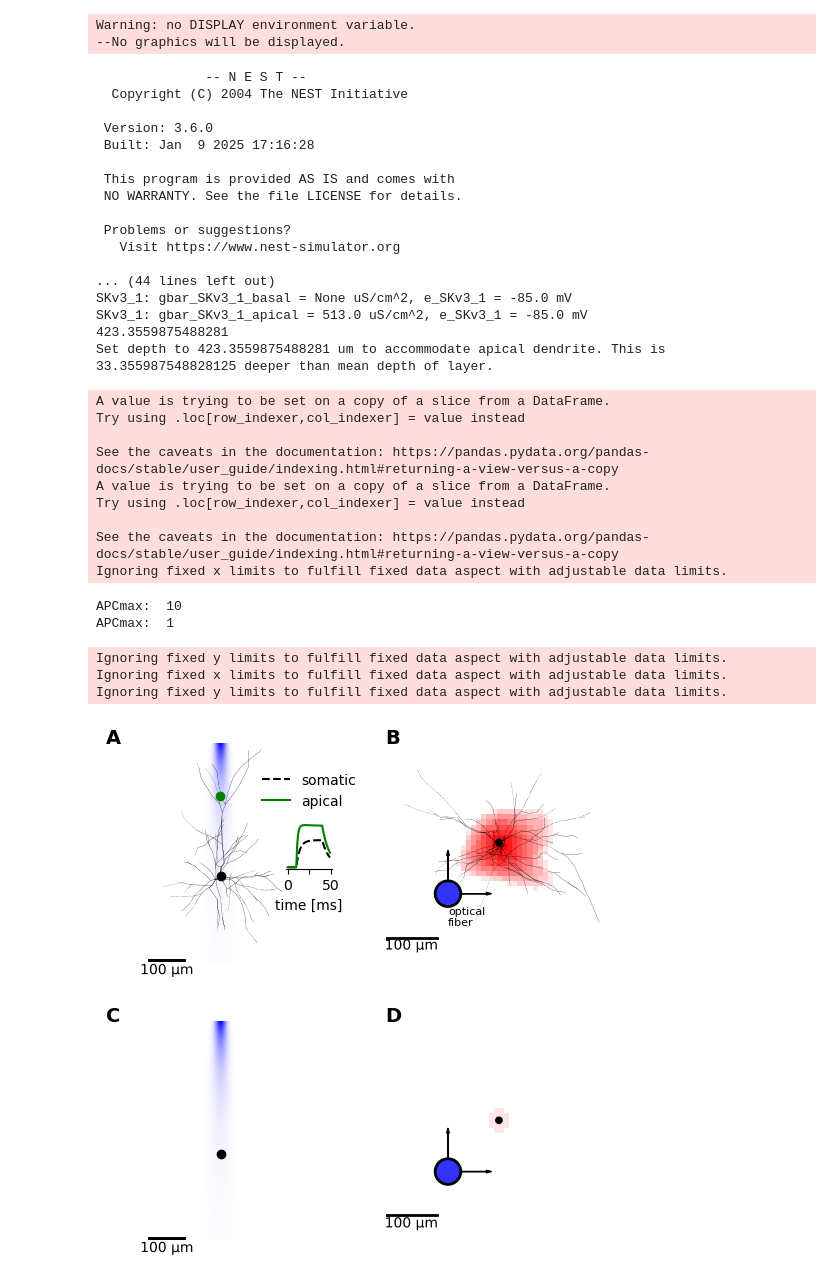
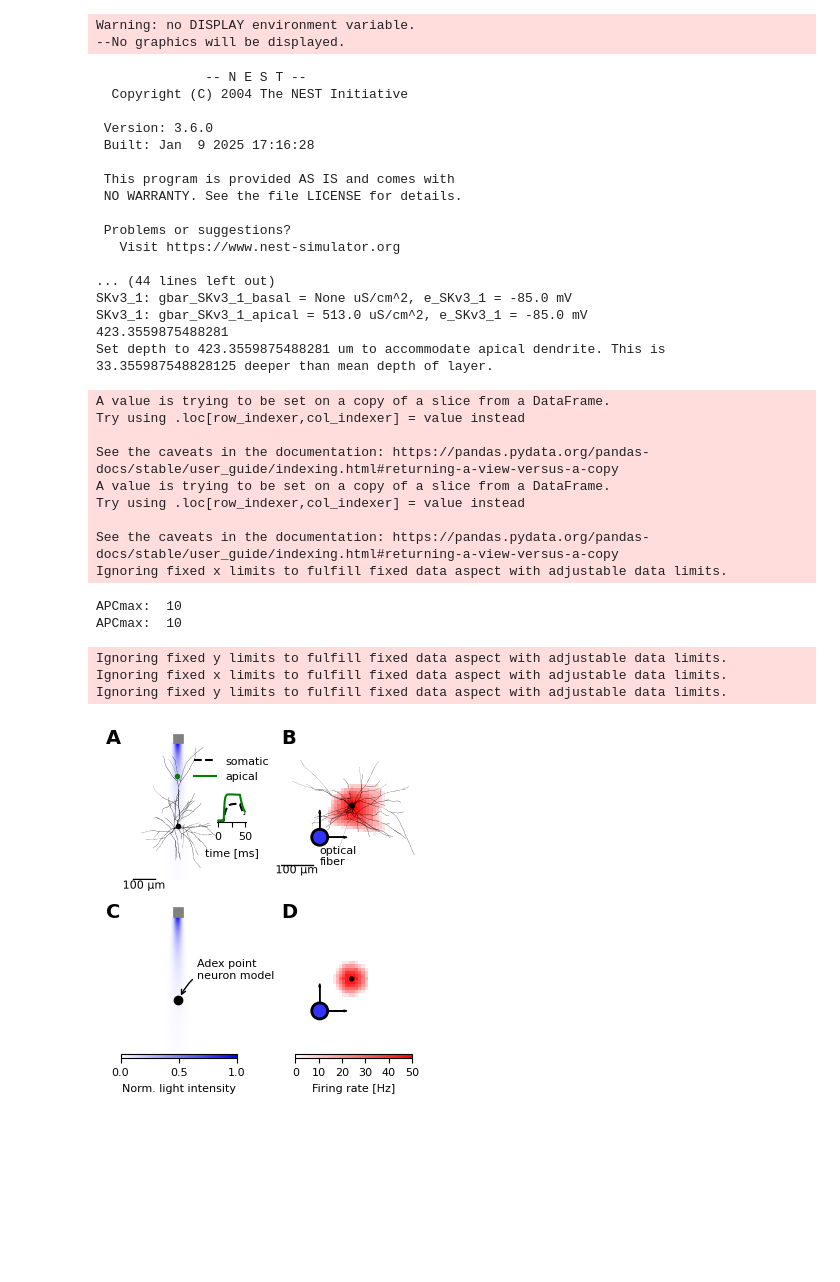
Before and after one commit to dberling/reduce_opto_response, a Jupyter notebook: article_figures/article_figure1.ipynb, the cells around one changed output. Cells and saved outputs as stored; diff of their text form; code cells hidden in the pictures; blank space fills up the shorter version.

```diff
--- a/article_figures/article_figure1.ipynb
+++ b/article_figures/article_figure1.ipynb
@@ -7,6 +7,9 @@ import pandas as pd
 from neuron import h
 from article_figures.article_plot_functions import plot_morphology_with_light, spatial_activation_plot, map_patt_id_2_xy, label_subplots_ABC
 import matplotlib.pyplot as plt
+import matplotlib.patches as patches
+import matplotlib as mpl
+mpl.rc("font", size=8)
 # %% [output]
 Warning: no DISPLAY environment variable.
 --No graphics will be displayed.
@@ -54,23 +57,21 @@ I = simcontrol.stimulator.calculate_Tx_at_pos(pos_xyz_um=[xx,np.zeros(xx.shape),
 # load pre-simulated spatial activation maps
 df = pd.read_csv('snake_workflow/result.csv', index_col='Unnamed: 0')
 df_full = df.loc[(df.simtype=='full')]
-df_point = pd.read_csv('article_figures/APC_soma_only_L23_PC_cADpyr229_1_cond_scale1.csv', index_col='Unnamed: 0')
 # map x,y coordinates on light pattern ids
-df_full, df_point = [
-    map_patt_id_2_xy(df=df, xy_max=110, dxy=10, rotate=False) for df in [df_full, df_point]
-]
+df_full = map_patt_id_2_xy(df=df_full, xy_max=110, dxy=10, rotate=False)
 # select light intensity (mW/mm2) and colorbar max for maps
 light_int = 0.0004
 APCmax=10
-df_full, df_point = [
-    df.loc[df.norm_power_mW_of_MultiStimulator==light_int] for df in [df_full, df_point]
-]
+df_full =  df_full.loc[df_full.norm_power_mW_of_MultiStimulator==light_int]
+#df_point = pd.read_csv('article_figures/APC_soma_only_L23_PC_cADpyr229_1_cond_scale1.csv', index_col='Unnamed: 0')
+df_point = pd.read_csv('article_figures/point_neuron_activation_stim_int0.1_Nchannels204000.0.csv', index_col='Unnamed: 0')
+
 
 ############### Plotting
 # figure format
 a4_w = 8.27
 a4_l = 11.7
-fig, axs = plt.subplots(ncols=2, nrows=2, figsize=(0.8*a4_w,0.8*a4_w))
+fig, axs = plt.subplots(ncols=2, nrows=2, figsize=(0.5*a4_w,0.5*a4_w))
 axs = axs.flatten()
 
 # upper left
@@ -78,10 +79,11 @@ ax, light_prof_mappable = plot_morphology_with_light(
     ax=axs[0],
     simtree=simcontrol.cell.sim_tree,
     marklocs=[{'node': 1, 'x': 0.50 }, {'node': 4665, 'x': 0.50 }],
-    locargs=[dict(marker='o', mec='black', mfc='black'),dict(marker='o', mec='g', mfc='g')],
+    locargs=[dict(marker='.', mec='black', mfc='black'),dict(marker='.', mec='g', mfc='g')],
     morph_lw=0.5,
     light_prof_xx_zz_I=[xx,zz+soma_depth,I],
-    inset=True, inset_data=tmp
+    inset=True, inset_data=tmp,
+    sb_width=2.5
 )
 # lower left
 ax, light_prof_mappable = plot_morphology_with_light(
@@ -90,8 +92,33 @@ ax, light_prof_mappable = plot_morphology_with_light(
     marklocs=[{'node': 1, 'x': 0.50 }],
     locargs=[dict(marker='o', mec='black', mfc='black')],
     morph_lw=0,
-    light_prof_xx_zz_I=[xx,zz+soma_depth,I],
-    inset=False, inset_data=None
+    light_prof_xx_zz_I=[xx,zz+soma_depth,I/np.max(I)],
+    inset=False, inset_data=None,
+    sb_draw=False,
+    cax=fig.add_axes([
+        axs[2].get_position().x0+axs[2].get_position().width*0.1,
+        0.1,
+        axs[2].get_position().width*0.8,
+        0.01
+    ]),
+    cbar_kws=dict(label='Norm. light intensity', orientation='horizontal')
+)
+#add fiber illustration:
+rect = patches.Rectangle((-25, soma_depth), 50, 50, linewidth=0.5, edgecolor='gray', facecolor='gray', transform=axs[0].transData)
+fig.add_artist(rect)
+rect = patches.Rectangle((-25, soma_depth), 50, 50, linewidth=0.5, edgecolor='gray', facecolor='gray', transform=axs[2].transData)
+fig.add_artist(rect)
+axs[2].annotate(
+    "Adex point\nneuron model",
+    xy=(10, 10),
+    xytext=(100, 100),  # Adjust the text position
+    va='bottom',
+    ha='left',
+    arrowprops=dict(
+        arrowstyle="->",
+        connectionstyle="arc3,rad=0.4",  # Soft curvature
+        linewidth=1.
+    ),
 )
 
 # rotate cell to get topview simtree:
@@ -106,7 +133,8 @@ ax, activation_mappable = spatial_activation_plot(
     cell_topview_simtree = simcontrol.cell.sim_tree,
     morph_lw=0.5,
     shift_x=0,
-    label_fiber=True
+    label_fiber=True,
+    sb_width=1.
 )
 # lower right
 ax, activation_mappable = spatial_activation_plot(
@@ -115,40 +143,51 @@ ax, activation_mappable = spatial_activation_plot(
     APCmax=APCmax,
     cell_topview_simtree = simcontrol.cell.sim_tree,
     morph_lw=0,
-    shift_x=-5
+    shift_x=5,
+    sb_draw=False,
 )
 label_subplots_ABC(fig, axs=axs, x_shift=0, y_shift=-0.02, fontsize=14, weight='bold')
+cax = fig.add_axes([
+    axs[3].get_position().x0+axs[3].get_position().width*0.1,
+    0.1,
+    axs[3].get_position().width*0.8,
+    0.01
+])
+cbar = plt.colorbar(activation_mappable, cax=cax, label='Firing rate [Hz]', orientation='horizontal')
+ticks = [0, APCmax/5, APCmax*2/5, APCmax*3/5, APCmax*4/5, APCmax]
+ticklabels = [str(int(np.round(tick/0.2,0))) for tick in ticks ]
+cbar.set_ticks(ticks, labels=ticklabels)
 fig.savefig('article_figures/figures/article_figure1.png', dpi=300)
 # %% [output]
               -- N E S T --
   Copyright (C) 2004 The NEST Initiative
 
  Version: 3.6.0
  Built: Jan  9 2025 17:16:28
 
  This program is provided AS IS and comes with
  NO WARRANTY. See the file LICENSE for details.
 
  Problems or suggestions?
    Visit https://www.nest-simulator.org
 
 ... (44 lines left out)
 SKv3_1: gbar_SKv3_1_basal = None uS/cm^2, e_SKv3_1 = -85.0 mV
 SKv3_1: gbar_SKv3_1_apical = 513.0 uS/cm^2, e_SKv3_1 = -85.0 mV
 423.3559875488281
 Set depth to 423.3559875488281 um to accommodate apical dendrite. This is 33.355987548828125 deeper than mean depth of layer.
 A value is trying to be set on a copy of a slice from a DataFrame.
 Try using .loc[row_indexer,col_indexer] = value instead
 
 See the caveats in the documentation: https://pandas.pydata.org/pandas-docs/stable/user_guide/indexing.html#returning-a-view-versus-a-copy
 A value is trying to be set on a copy of a slice from a DataFrame.
 Try using .loc[row_indexer,col_indexer] = value instead
 
 See the caveats in the documentation: https://pandas.pydata.org/pandas-docs/stable/user_guide/indexing.html#returning-a-view-versus-a-copy
 Ignoring fixed x limits to fulfill fixed data aspect with adjustable data limits.
 APCmax:  10
-APCmax:  1
+APCmax:  10
 Ignoring fixed y limits to fulfill fixed data aspect with adjustable data limits.
 Ignoring fixed x limits to fulfill fixed data aspect with adjustable data limits.
 Ignoring fixed y limits to fulfill fixed data aspect with adjustable data limits.
-[figure, old version]
+[figure, new version]
```
Also changed, not shown: parts of 1 cell of this notebook, 1 other file.
